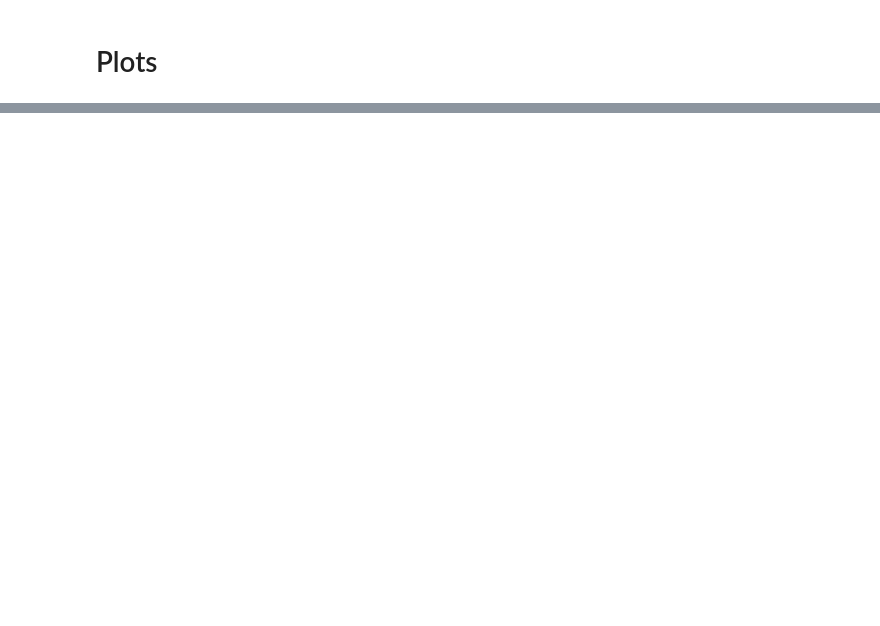
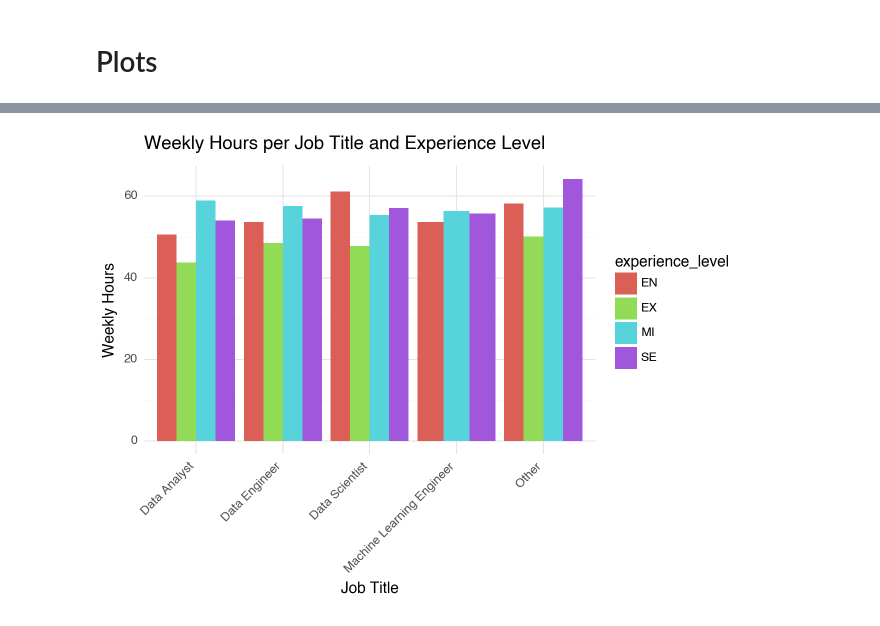
Before and after one commit to yassinex02/dataviz_part1, a Jupyter notebook: main.ipynb, the cells around one changed output, grey strips where cells are left out. Cells and saved outputs as stored; diff of their text form; code cells hidden in the pictures; blank space fills up the shorter version.

```diff
--- a/main.ipynb
+++ b/main.ipynb
@@ -204,0 +166,24 @@ print(employment_gender_facet)
+# %%
+
+from plotnine import ggplot, aes, geom_bar, theme_minimal, labs, theme, element_text
+
+
+top_job_titles = df['job_title'].value_counts().nlargest(4).index
+df['job_title_grouped'] = df['job_title'].apply(
+    lambda x: x if x in top_job_titles else 'Other')
+
+# Plotting using plotnine
+plot = (
+    ggplot(df, aes(x='job_title_grouped', y='weekly_hours', fill='experience_level')) +
+    geom_bar(stat='identity', position='dodge') +
+    labs(title='Weekly Hours per Job Title and Experience Level',
+         x='Job Title', y='Weekly Hours') +
+    theme_minimal() +
+    # Set the angle to 45 degrees
+    theme(axis_text_x=element_text(angle=45, hjust=1))
+)
+
+# Show the plot
+print(plot)
+# %% [output]
+[figure, added]
```
Also changed, not shown: parts of 17 cells of this notebook, 2 other files.
